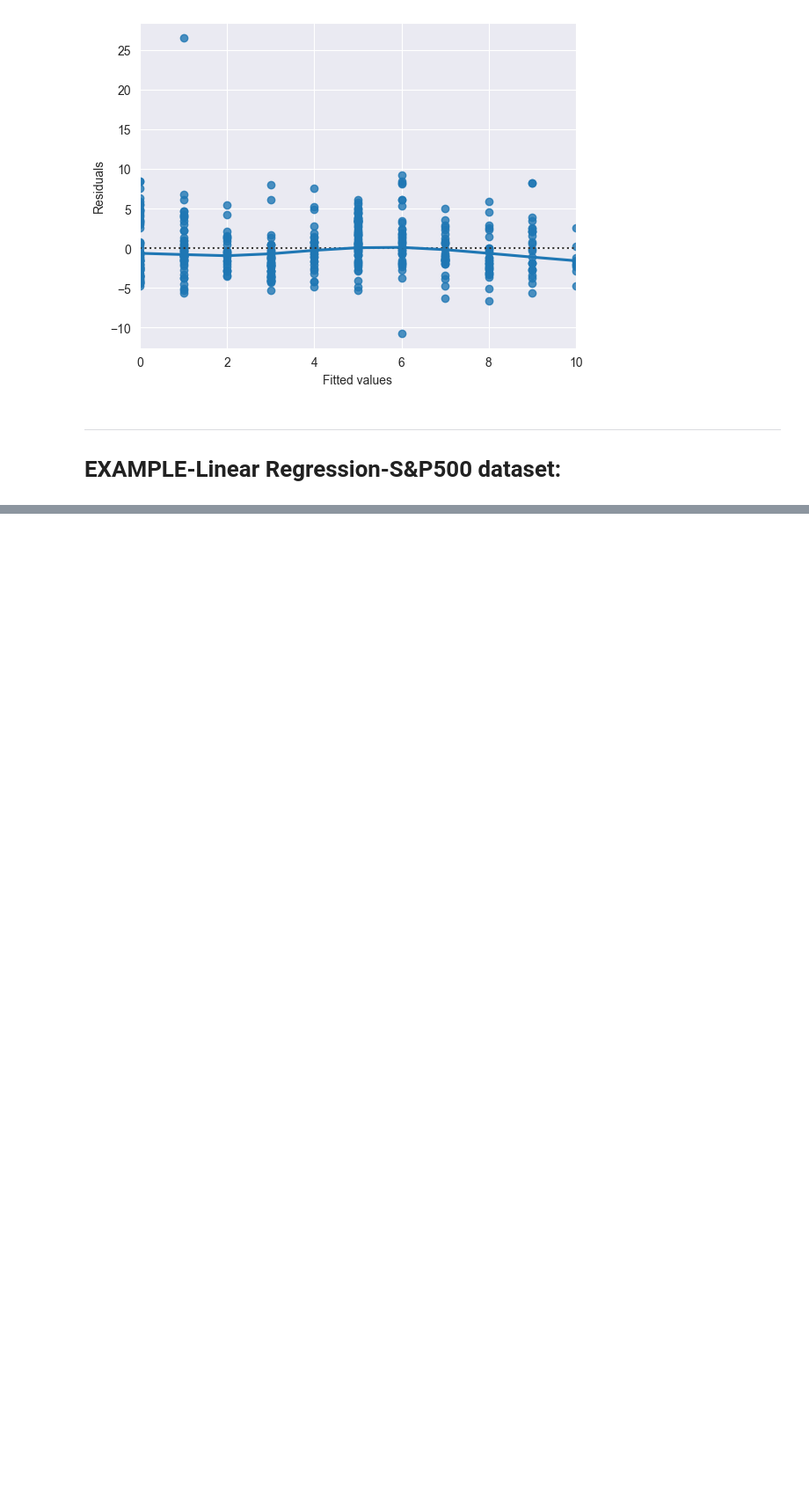
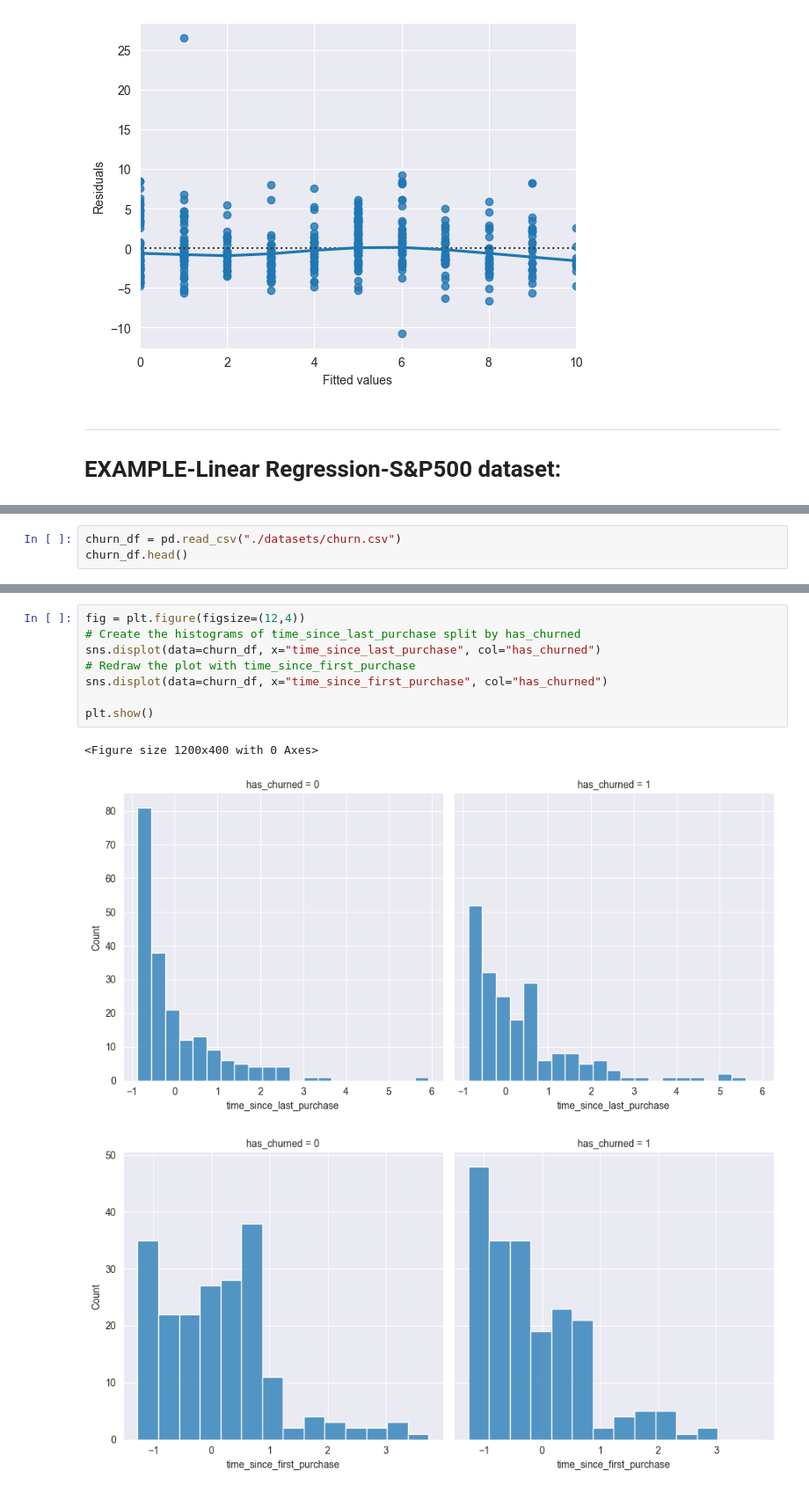
Before and after one commit to abhijeet-bhambere/python-ml-trail, a Jupyter notebook: regression-basics.ipynb, the cells around one changed output, grey strips where cells are left out. Shown at 88% size. Saved outputs shown, nothing was run; the diff lists cells and outputs as text; blank space fills up the shorter version.

```diff
--- a/regression-basics.ipynb
+++ b/regression-basics.ipynb
@@ -1168,0 +1174,3 @@ ____
+# %%
+churn_df = pd.read_csv("./datasets/churn.csv")
+churn_df.head()
@@ -1168,0 +1184,12 @@ ____
+# %%
+fig = plt.figure(figsize=(12,4))
+# Create the histograms of time_since_last_purchase split by has_churned
+sns.displot(data=churn_df, x="time_since_last_purchase", col="has_churned")
+# Redraw the plot with time_since_first_purchase
+sns.displot(data=churn_df, x="time_since_first_purchase", col="has_churned")
+
+plt.show()
+# %% [output]
+<Figure size 1200x400 with 0 Axes>
+[figure, added]
+[figure, added]
```
Also changed, not shown: parts of 22 cells of this notebook.
